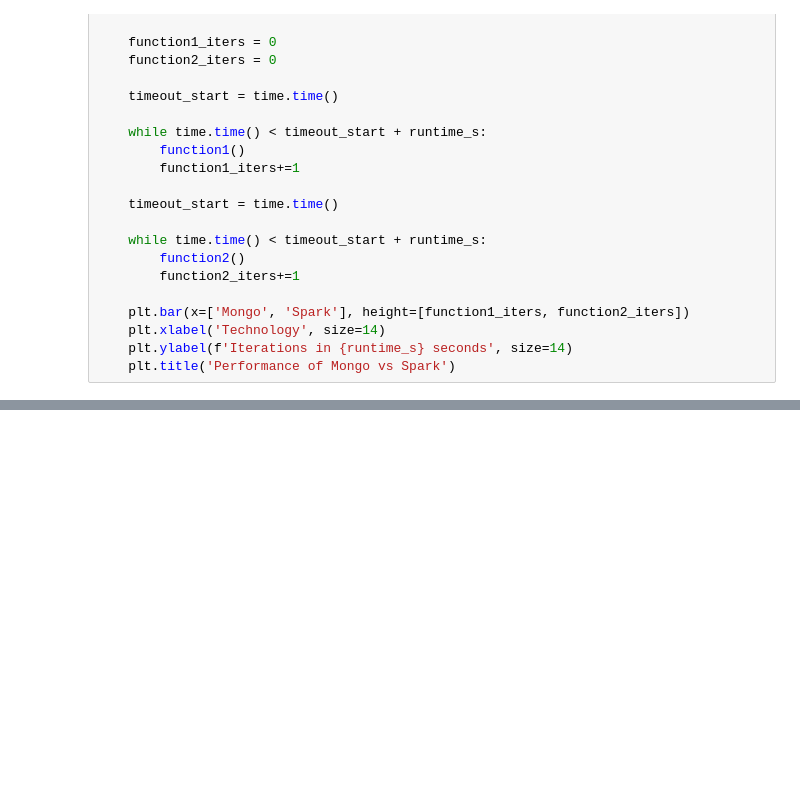
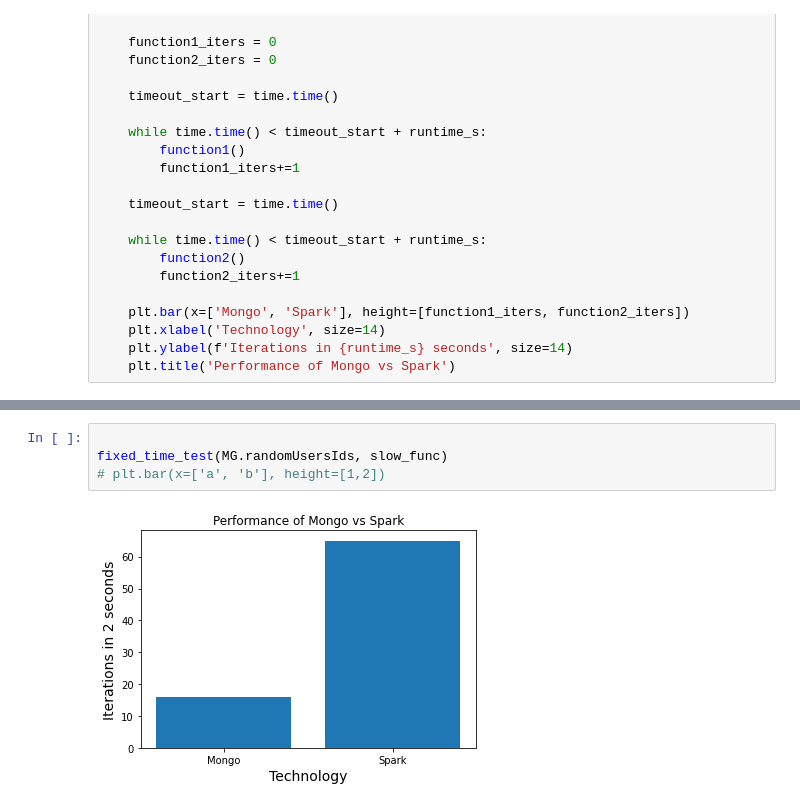
Before and after one commit to Mtortolani/slack-backend, a Jupyter notebook: profiler.ipynb, the cells around one changed output, grey strips where cells are left out. Cells and saved outputs as stored; diff of their text form; blank space fills up the shorter version.

```diff
--- a/profiler.ipynb
+++ b/profiler.ipynb
@@ -101,0 +102,6 @@ running
+# %%
+
+fixed_time_test(MG.randomUsersIds, slow_func)
+# plt.bar(x=['a', 'b'], height=[1,2])
+# %% [output]
+[figure, added]
```
Also changed, not shown: parts of 4 cells of this notebook, 2 other files.
